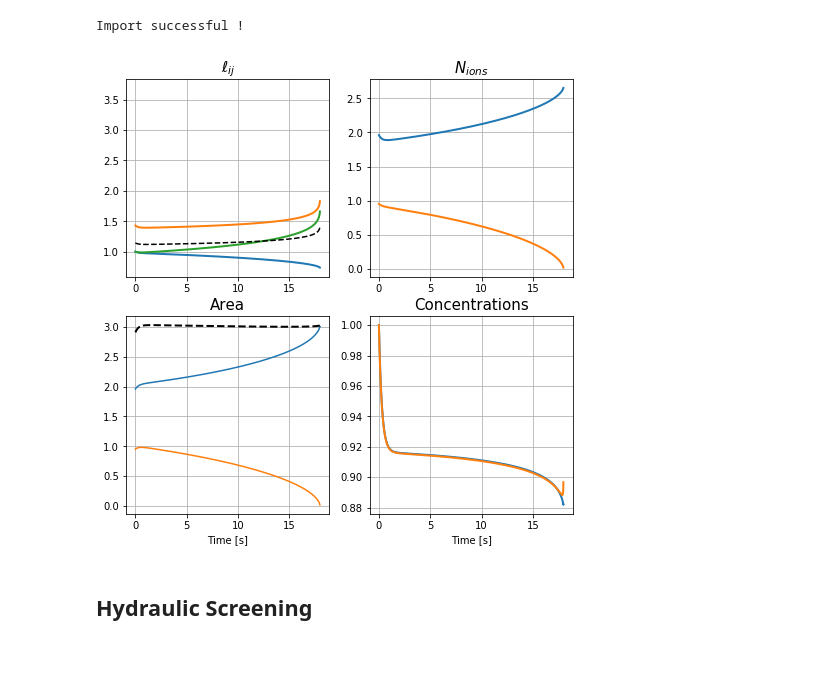
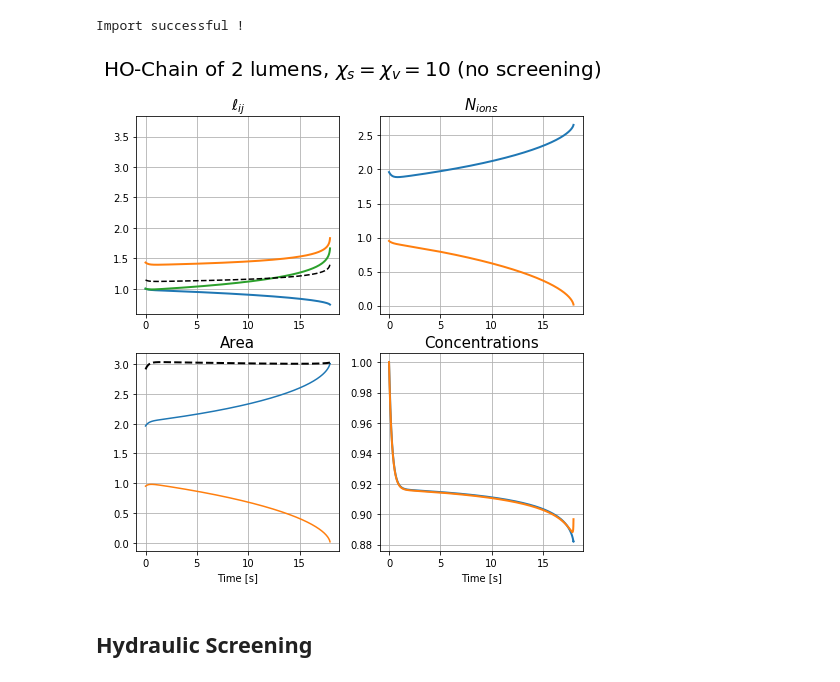
Before and after one commit to VirtualEmbryo/hydroosmotic_chain, a Jupyter notebook: _notebook/osmotic_competition.ipynb, the cells around one changed output. Cells and saved outputs as stored; diff of their text form; code cells hidden in the pictures; blank space fills up the shorter version.

```diff
--- a/_notebook/osmotic_competition.ipynb
+++ b/_notebook/osmotic_competition.ipynb
@@ -22,7 +24,7 @@ data_dir = '_data'
 # %%
 show_chain = False
 show_area = 1
-savefig = 0
+savefig = 1
 x_log = 0
 # %% [markdown]
 ## No Screening
@@ -43,9 +45,10 @@ Import successful !
 # %%
 savename_ns = os.path.join(main_dir, '_data/competition_osmotic/osmotic_eq/no_screening/graphs.eps')
 
-tools.plot_evolution(L_ns, nions_ns, ell_ns, savename=savename_ns, show_totalarea=show_area, savefig=savefig, x_logscale=x_log, figsize=(8, 8))
+title = 'HO-Chain of 2 lumens, $\chi_s=\chi_v=10$ (no screening)'
+tools.plot_evolution(L_ns, nions_ns, ell_ns, savename=savename_ns, show_totalarea=show_area, savefig=savefig, x_logscale=x_log, figsize=(8, 8), title=title)
 # %% [output]
-[figure, old version]
+[figure, new version]
 # %% [markdown]
 ## Hydraulic Screening
 # %%
```
Also changed, not shown: parts of 15 cells of this notebook, 12 other files.
